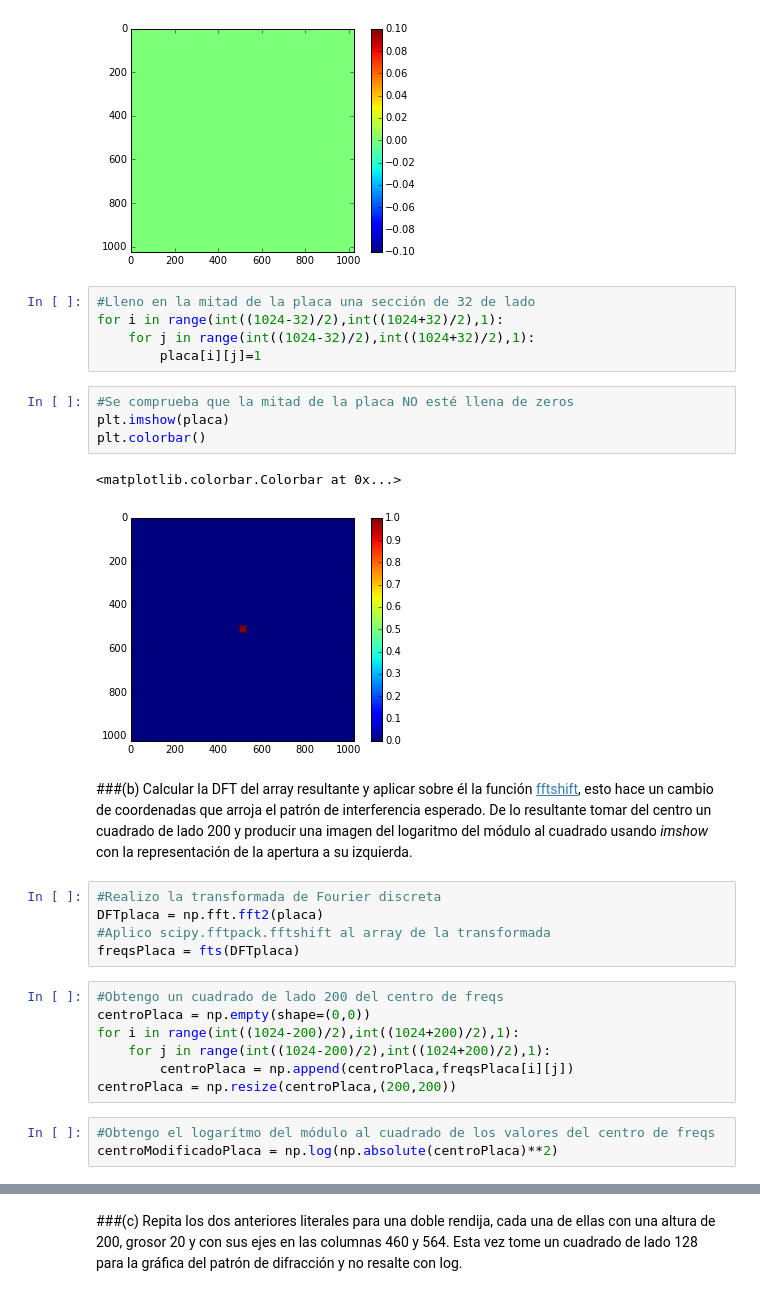
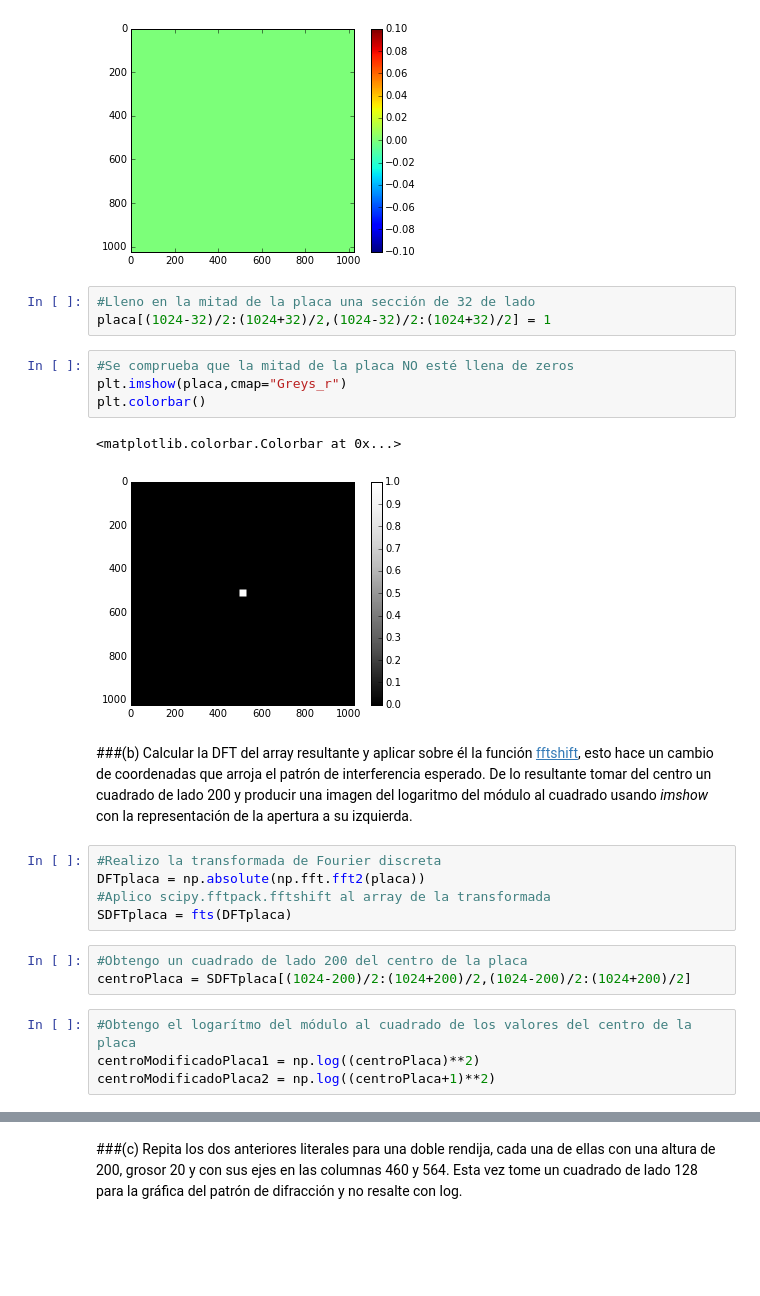
Before and after one commit to ArturoVelasquez/MC-1, a Jupyter notebook: Tareas/HW4/HW4.ipynb, the cells around one changed output, grey strips where cells are left out. Drawn from its saved outputs; the diff is of its cells as text; blank space fills up the shorter version.

```diff
--- a/Tareas/HW4/HW4.ipynb
+++ b/Tareas/HW4/HW4.ipynb
@@ -19,30 +19,25 @@ plt.colorbar()
 [figure]
 # %%
 #Lleno en la mitad de la placa una sección de 32 de lado
-for i in range(int((1024-32)/2),int((1024+32)/2),1):
-    for j in range(int((1024-32)/2),int((1024+32)/2),1):
-        placa[i][j]=1
+placa[(1024-32)/2:(1024+32)/2,(1024-32)/2:(1024+32)/2] = 1
 # %%
 #Se comprueba que la mitad de la placa NO esté llena de zeros
-plt.imshow(placa)
+plt.imshow(placa,cmap="Greys_r")
 plt.colorbar()
 # %% [output]
 <matplotlib.colorbar.Colorbar at 0x...>
-[figure, old version]
+[figure, new version]
 # %% [markdown]
 ###(b) Calcular la DFT del array resultante y aplicar sobre él la función [fftshift](http://docs.scipy.org/doc/scipy-0.14.0/reference/generated/scipy.fftpack.fftshift.html), esto hace un cambio de coordenadas que arroja el patrón de interferencia esperado. De lo resultante tomar del centro un cuadrado de lado 200 y producir una imagen del logaritmo del módulo al cuadrado usando *imshow* con la representación de la apertura a su izquierda.
 # %%
 #Realizo la transformada de Fourier discreta
-DFTplaca = np.fft.fft2(placa)
+DFTplaca = np.absolute(np.fft.fft2(placa))
 #Aplico scipy.fftpack.fftshift al array de la transformada
-freqsPlaca = fts(DFTplaca)
+SDFTplaca = fts(DFTplaca)
 # %%
-#Obtengo un cuadrado de lado 200 del centro de freqs
-centroPlaca = np.empty(shape=(0,0))
-for i in range(int((1024-200)/2),int((1024+200)/2),1):
-    for j in range(int((1024-200)/2),int((1024+200)/2),1):
-        centroPlaca = np.append(centroPlaca,freqsPlaca[i][j])
-centroPlaca = np.resize(centroPlaca,(200,200))
+#Obtengo un cuadrado de lado 200 del centro de la placa
+centroPlaca = SDFTplaca[(1024-200)/2:(1024+200)/2,(1024-200)/2:(1024+200)/2]
 # %%
-#Obtengo el logarítmo del módulo al cuadrado de los valores del centro de freqs
-centroModificadoPlaca = np.log(np.absolute(centroPlaca)**2)
+#Obtengo el logarítmo del módulo al cuadrado de los valores del centro de la placa
+centroModificadoPlaca1 = np.log((centroPlaca)**2)
+centroModificadoPlaca2 = np.log((centroPlaca+1)**2)
```
Also changed, not shown: parts of 49 cells of this notebook.
